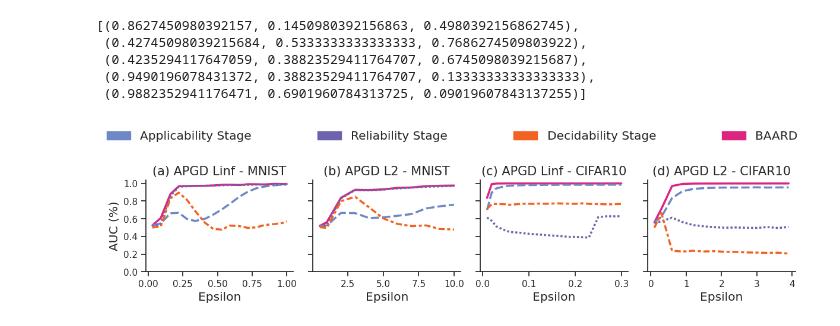
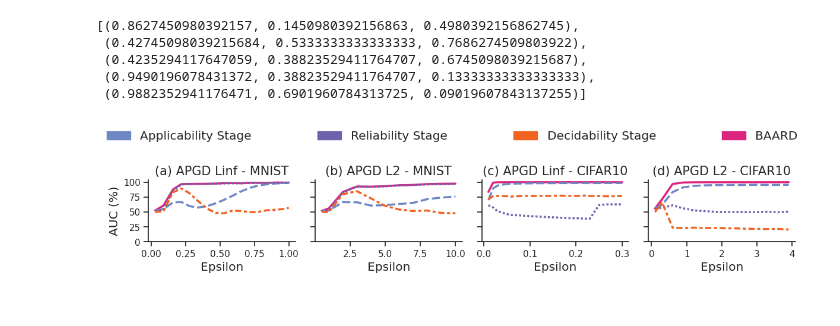
Before and after one commit to changx03/baard, a Jupyter notebook: plots/figure_ablation.ipynb, the cells around one changed output. Saved outputs shown, nothing was run; the diff lists cells and outputs as text; code cells hidden in the pictures.

Commit message:
update y-axis for all figures

```diff
--- a/plots/figure_ablation.ipynb
+++ b/plots/figure_ablation.ipynb
@@ -178,6 +178,17 @@ sn.color_palette(ibm_color_palette)
  (0.4235294117647059, 0.38823529411764707, 0.6745098039215687),
  (0.9490196078431372, 0.38823529411764707, 0.13333333333333333),
  (0.9882352941176471, 0.6901960784313725, 0.09019607843137255)]
+# %%
+df1['auc'] = df1['auc'] * 100
+df2['auc'] = df2['auc'] * 100
+df3['auc'] = df3['auc'] * 100
+df4['auc'] = df4['auc'] * 100
+
+# Sort with baard goes 1st
+df1 = df1.sort_values('Detector', key=lambda s: s.apply(['BAARD', 'Applicability Stage', 'Reliability Stage', 'Decidability Stage'].index), ignore_index=True)
+df2 = df2.sort_values('Detector', key=lambda s: s.apply(['BAARD', 'Applicability Stage', 'Reliability Stage', 'Decidability Stage'].index), ignore_index=True)
+df3 = df3.sort_values('Detector', key=lambda s: s.apply(['BAARD', 'Applicability Stage', 'Reliability Stage', 'Decidability Stage'].index), ignore_index=True)
+df4 = df4.sort_values('Detector', key=lambda s: s.apply(['BAARD', 'Applicability Stage', 'Reliability Stage', 'Decidability Stage'].index), ignore_index=True)
 # %%
 
 sn.set_theme(
@@ -189,7 +200,7 @@ sn.set_style('ticks')
 FONTSIZE = 14.5
 
 plt.rcParams['font.size'] = FONTSIZE
-fig, axs = plt.subplots(1, 4, sharey=True, figsize=(12, 2.75))
+fig, axs = plt.subplots(1, 4, sharey=True, figsize=(12, 2.25))
 
 # linestyles = ['-', ':', '-.', '--']
 
@@ -199,41 +210,35 @@ style_order = [
     'Reliability Stage',
     'Decidability Stage',
 ]
-
-# Sort with baard goes 1st
-df1 = df1.sort_values('Detector', key=lambda s: s.apply(['BAARD', 'Applicability Stage', 'Reliability Stage', 'Decidability Stage'].index), ignore_index=True)
-df2 = df2.sort_values('Detector', key=lambda s: s.apply(['BAARD', 'Applicability Stage', 'Reliability Stage', 'Decidability Stage'].index), ignore_index=True)
-df3 = df3.sort_values('Detector', key=lambda s: s.apply(['BAARD', 'Applicability Stage', 'Reliability Stage', 'Decidability Stage'].index), ignore_index=True)
-df4 = df4.sort_values('Detector', key=lambda s: s.apply(['BAARD', 'Applicability Stage', 'Reliability Stage', 'Decidability Stage'].index), ignore_index=True)
 
 sn.lineplot(data=df2, x='Epsilon', y='auc', hue='Detector', ax=axs[0], linewidth=2.5, style_order=style_order, style='Detector')
 sn.lineplot(data=df1, x='Epsilon', y='auc', hue='Detector', ax=axs[1], linewidth=2.5, style_order=style_order, style='Detector')
 sn.lineplot(data=df4, x='Epsilon', y='auc', hue='Detector', ax=axs[2], linewidth=2.5, style_order=style_order, style='Detector')
 sn.lineplot(data=df3, x='Epsilon', y='auc', hue='Detector', ax=axs[3], linewidth=2.5, style_order=style_order, style='Detector')
 sn.despine(bottom=False, left=False)
 
 titles = [
     '(a) APGD Linf - MNIST',
     '(b) APGD L2 - MNIST',
     '(c) APGD Linf - CIFAR10',
     '(d) APGD L2 - CIFAR10',
 ]
 
 handles, labels = axs[-1].get_legend_handles_labels()
 handles = [patches.Patch(color=c) for c in ibm_color_palette[:4]]
 handles = handles[1:] + handles[:1]
 labels = labels[1:] + labels[:1]
 fig.legend(handles=handles, labels=labels, loc='lower left',
            bbox_to_anchor=(0, 1, 1, 0), mode="expand", ncol=4, fontsize=FONTSIZE
            ).get_frame().set_linewidth(0)
 axs[0].set_ylabel('AUC (%)', fontsize=FONTSIZE)
-plt.yticks(np.linspace(0, 1, 6))
+plt.yticks(np.linspace(0, 100, 5))
 for i, title in enumerate(titles):
     axs[i].set_title(title, fontsize=FONTSIZE + 0.5)
     axs[i].get_legend().remove()
     axs[i].set_xlabel('Epsilon', fontsize=FONTSIZE)
 
 plt.tight_layout()
 plt.savefig('ablation.pdf', dpi=300, bbox_inches='tight')
 # %% [output]
-[figure, old version]
+[figure, new version]
```
Also changed, not shown: 5 other files.
